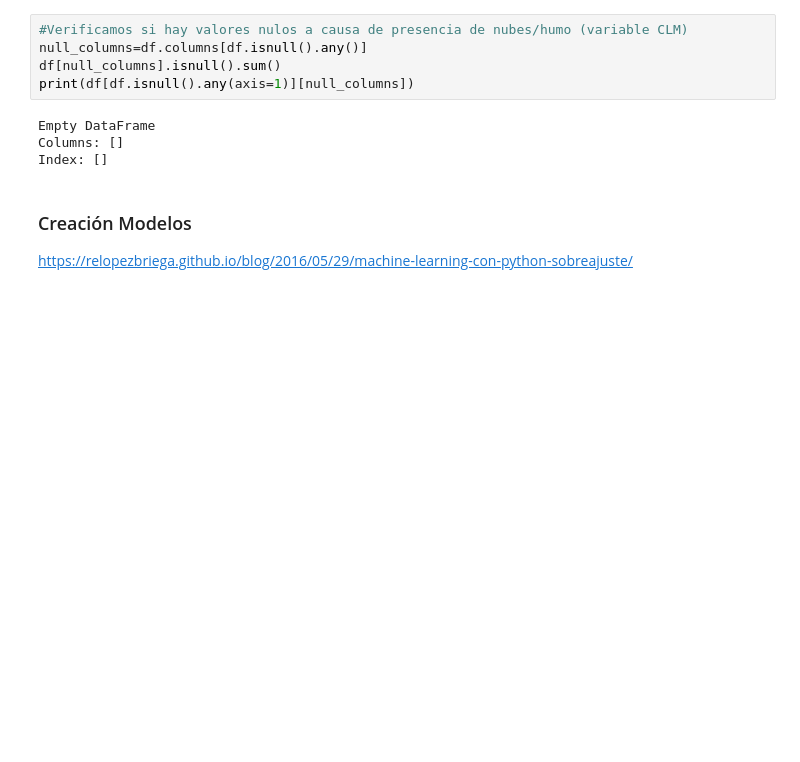
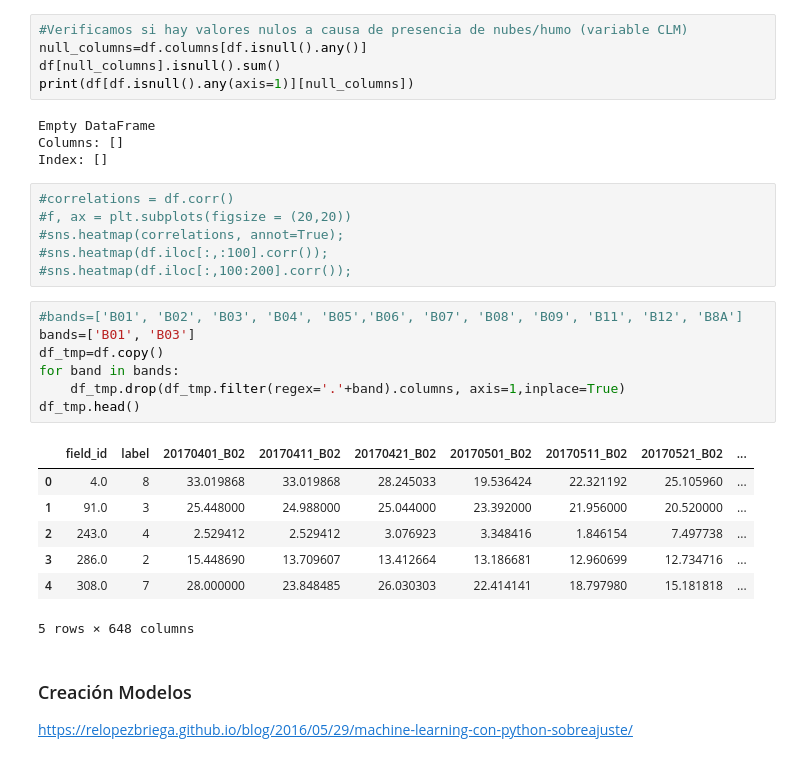
Before and after one commit to federicoabait/south_africa_crop_types_competition_s2_challenge, a Jupyter notebook: 03_Radiant_Earth_Spot_the_Crop_Preprocessing_Pipeline.ipynb, the cells around one changed output. Drawn from its saved outputs; the diff is of its cells as text; blank space fills up the shorter version.

```diff
--- a/03_Radiant_Earth_Spot_the_Crop_Preprocessing_Pipeline.ipynb
+++ b/03_Radiant_Earth_Spot_the_Crop_Preprocessing_Pipeline.ipynb
@@ -455,6 +508,27 @@ print(df[df.isnull().any(axis=1)][null_columns])
 Empty DataFrame
 Columns: []
 Index: []
+# %%
+#correlations = df.corr()
+#f, ax = plt.subplots(figsize = (20,20))
+#sns.heatmap(correlations, annot=True);
+#sns.heatmap(df.iloc[:,:100].corr());
+#sns.heatmap(df.iloc[:,100:200].corr());
+# %%
+#bands=['B01', 'B02', 'B03', 'B04', 'B05','B06', 'B07', 'B08', 'B09', 'B11', 'B12', 'B8A']
+bands=['B01', 'B03']
+df_tmp=df.copy()
+for band in bands:
+    df_tmp.drop(df_tmp.filter(regex='.'+band).columns, axis=1,inplace=True)
+df_tmp.head()
+# %% [output]
+|  | field_id | label | 20170401_B02 | 20170411_B02 | 20170421_B02 | 20170501_B02 | 20170511_B02 | 20170521_B02 | ... |
+| 0 | 4.0 | 8 | 33.019868 | 33.019868 | 28.245033 | 19.536424 | 22.321192 | 25.105960 | ... |
+| 1 | 91.0 | 3 | 25.448000 | 24.988000 | 25.044000 | 23.392000 | 21.956000 | 20.520000 | ... |
+| 2 | 243.0 | 4 | 2.529412 | 2.529412 | 3.076923 | 3.348416 | 1.846154 | 7.497738 | ... |
+| 3 | 286.0 | 2 | 15.448690 | 13.709607 | 13.412664 | 13.186681 | 12.960699 | 12.734716 | ... |
+| 4 | 308.0 | 7 | 28.000000 | 23.848485 | 26.030303 | 22.414141 | 18.797980 | 15.181818 | ... |
+5 rows × 648 columns
 # %% [markdown]
 ### Creación Modelos
 
```
Also changed, not shown: parts of 20 cells of this notebook, 1 other file.
